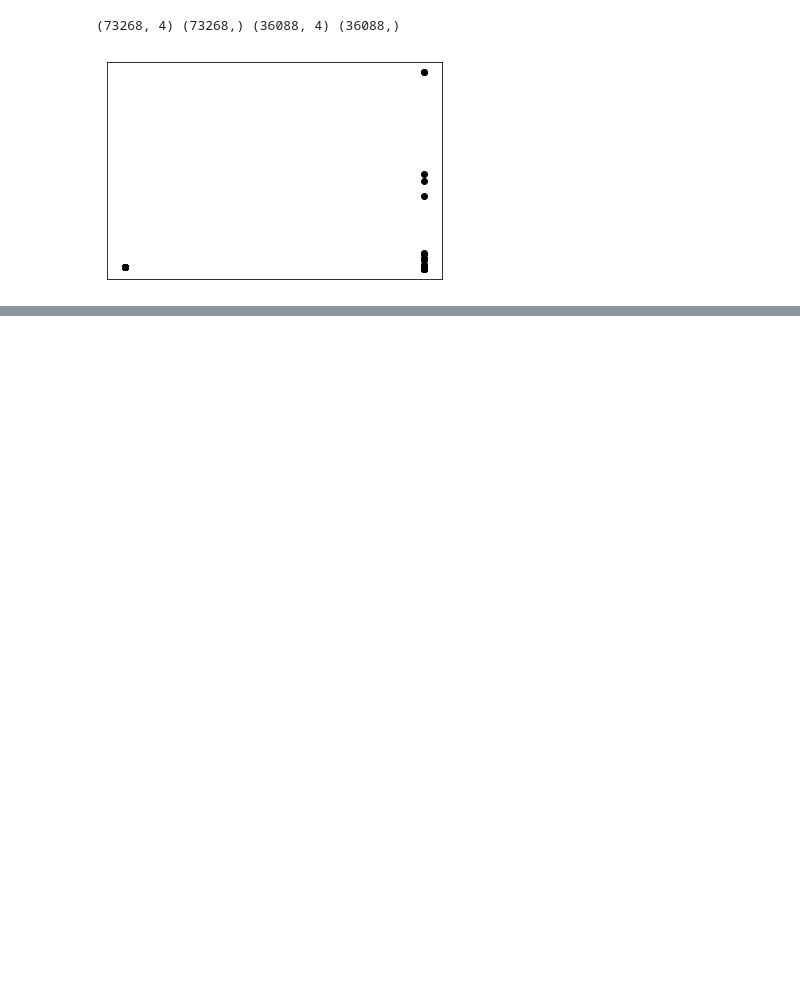
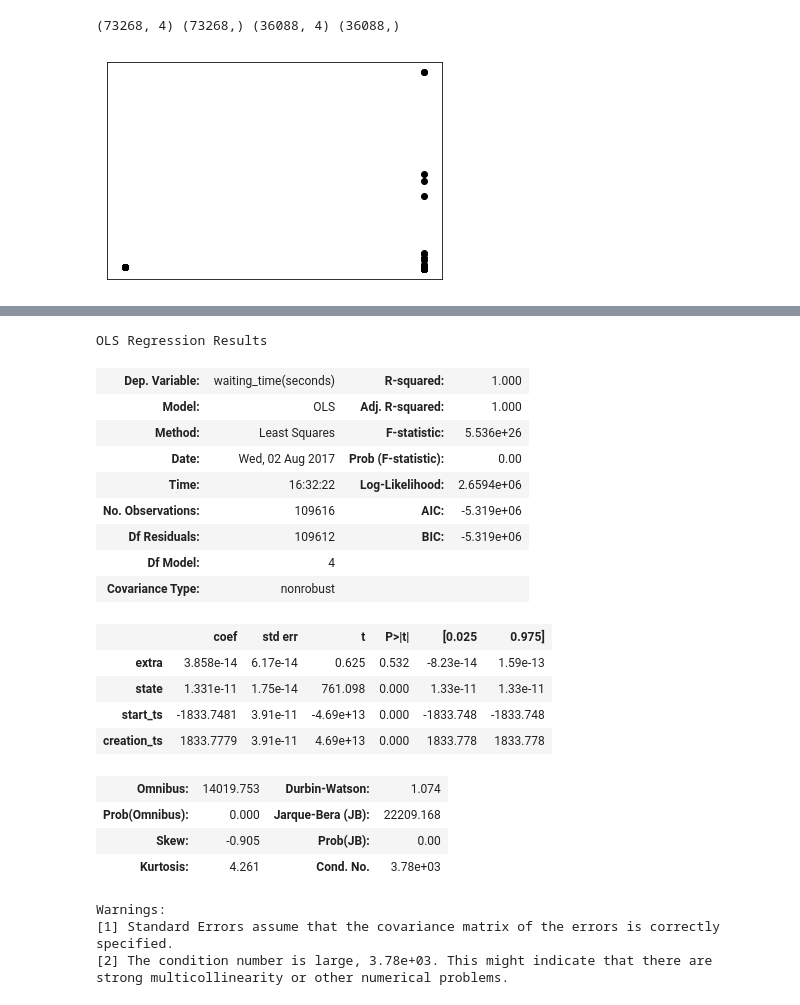
Before and after one commit to nehap25/ml_metric, a Jupyter notebook: ML_metrics.ipynb, the cells around one changed output, grey strips where cells are left out. Drawn from its saved outputs; the diff is of its cells as text; code cells hidden in the pictures; blank space fills up the shorter version.

```diff
--- a/ML_metrics.ipynb
+++ b/ML_metrics.ipynb
@@ -281,3 +306,32 @@ plt.show()
+# %%
+# This is bad news!
+import statsmodels.formula.api as sm
+result = sm.OLS( wait_time_df, regression_df ).fit()
+result.summary()
+# %% [output]
+OLS Regression Results
+| Dep. Variable: | waiting_time(seconds) | R-squared: | 1.000 |
+| Model: | OLS | Adj. R-squared: | 1.000 |
+| Method: | Least Squares | F-statistic: | 5.536e+26 |
+| Date: | Wed, 02 Aug 2017 | Prob (F-statistic): | 0.00 |
+| Time: | 16:32:22 | Log-Likelihood: | 2.6594e+06 |
+| No. Observations: | 109616 | AIC: | -5.319e+06 |
+| Df Residuals: | 109612 | BIC: | -5.319e+06 |
+| Df Model: | 4 |  |  |
+| Covariance Type: | nonrobust |  |  |
+|  | coef | std err | t | P>|t| | [0.025 | 0.975] |
+| extra | 3.858e-14 | 6.17e-14 | 0.625 | 0.532 | -8.23e-14 | 1.59e-13 |
+| state | 1.331e-11 | 1.75e-14 | 761.098 | 0.000 | 1.33e-11 | 1.33e-11 |
+| start_ts | -1833.7481 | 3.91e-11 | -4.69e+13 | 0.000 | -1833.748 | -1833.748 |
+| creation_ts | 1833.7779 | 3.91e-11 | 4.69e+13 | 0.000 | 1833.778 | 1833.778 |
+| Omnibus: | 14019.753 | Durbin-Watson: | 1.074 |
+| Prob(Omnibus): | 0.000 | Jarque-Bera (JB): | 22209.168 |
+| Skew: | -0.905 | Prob(JB): | 0.00 |
+| Kurtosis: | 4.261 | Cond. No. | 3.78e+03 |
+Warnings:
+[1] Standard Errors assume that the covariance matrix of the errors is correctly specified.
+[2] The condition number is large, 3.78e+03. This might indicate that there are
+strong multicollinearity or other numerical problems.
 # %%
 #     def copy_data_in_csv(self, docs):
 #         # copy builds in csv file
```
Also changed, not shown: parts of 7 cells of this notebook.
